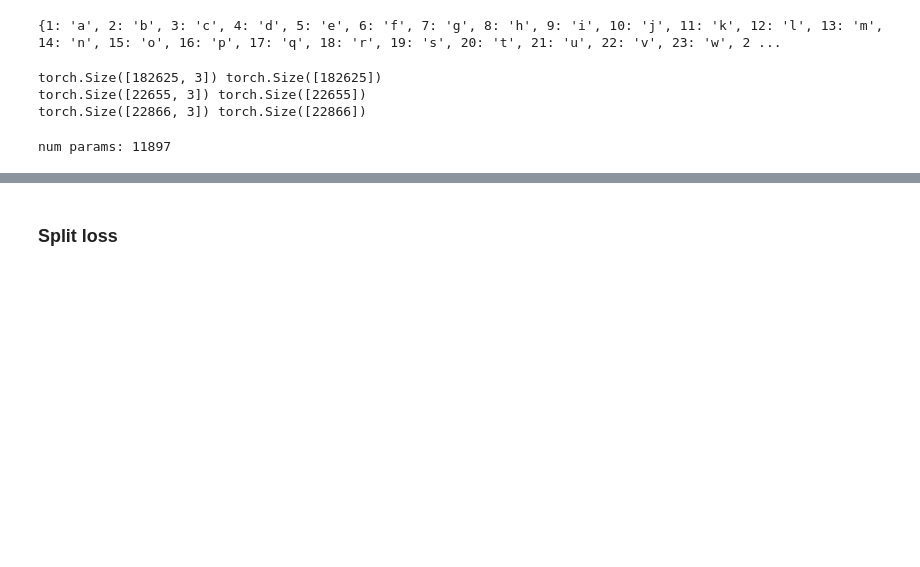
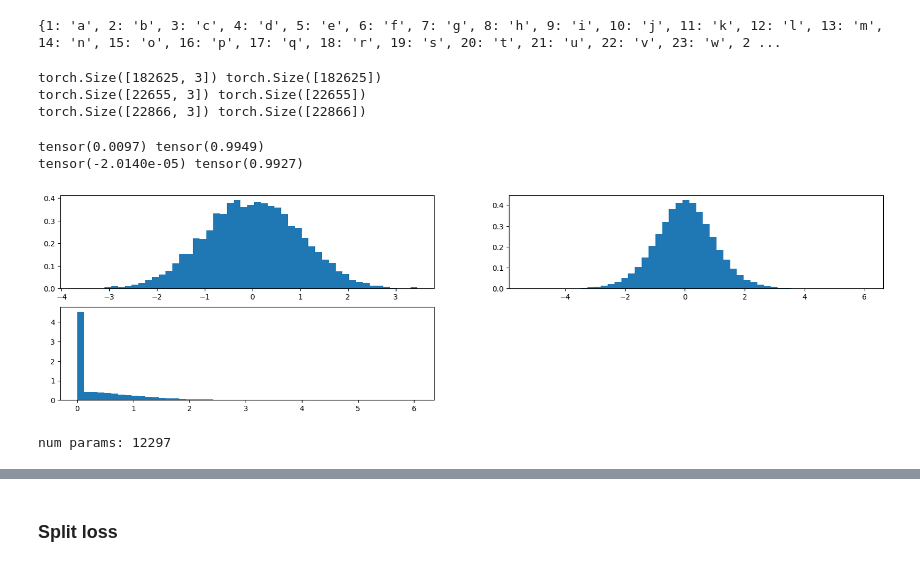
Before and after one commit to siripragadashashank/makemore, a Jupyter notebook: mlp deep dive.ipynb, the cells around one changed output, grey strips where cells are left out. Saved outputs shown, nothing was run; the diff lists cells and outputs as text; code cells hidden in the pictures; blank space fills up the shorter version.

```diff
--- a/mlp deep dive.ipynb
+++ b/mlp deep dive.ipynb
@@ -52,6 +52,25 @@ X_test, Y_test = build_dataset(words[n2:])
 torch.Size([182625, 3]) torch.Size([182625])
 torch.Size([22655, 3]) torch.Size([22655])
 torch.Size([22866, 3]) torch.Size([22866])
+# %%
+x = torch.randn((1000, 10))
+w = torch.randn((10, 200)) / 10**0.5
+h = x @ w
+a = torch.relu(h)
+print(x.mean(), x.std())
+print(y.mean(), y.std())
+plt.figure(figsize=(20, 5))
+plt.subplot(221)
+plt.hist(x.view(-1).tolist(), 50, density=True)
+plt.subplot(222)
+plt.hist(h.view(-1).tolist(), 50, density=True)
+plt.subplot(223)
+plt.hist(a.view(-1).tolist(), 50, density=True)
+plt.show()
+# %% [output]
+tensor(0.0097) tensor(0.9949)
+tensor(-2.0140e-05) tensor(0.9927)
+[figure, added]
 # %%
 vocab_len = len(i_to_char)
 embed_dim = 10
@@ -59,19 +78,24 @@ hidden_dim = 200
 
 g = torch.Generator().manual_seed(2147483647)
 C = torch.randn((vocab_len, embed_dim), generator=g)
-W1 = torch.randn((embed_dim * ngram, hidden_dim), generator=g)
-b1 = torch.randn(hidden_dim, generator=g)
+W1 = torch.randn((embed_dim * ngram, hidden_dim), generator=g) * (5/3)/((embed_dim * ngram) ** 0.5)
+b1 = torch.randn(hidden_dim, generator=g) * 0.01
 W2 = torch.randn((hidden_dim, vocab_len), generator=g) * 0.01
 b2 = torch.randn(vocab_len, generator=g) * 0
 
+bngain = torch.ones((1, hidden_dim))
+bnbias = torch.zeros((1, hidden_dim))
 
-parameters = [C, W1, b1, W2, b2]
+bnmean_running = torch.zeros((1, hidden_dim))
+bnstd_running = torch.ones((1, hidden_dim))
+
+parameters = [C, W1, b1, W2, b2, bngain, bnbias]
 print(f"num params: {sum(p.nelement() for p in parameters)}")
 
 for p in parameters:
     p.requires_grad = True
 # %% [output]
-num params: 11897
+num params: 12297
 # %%
 max_steps = 200000
 batch_size = 32
```
Also changed, not shown: parts of 10 cells of this notebook, 2 other files.
